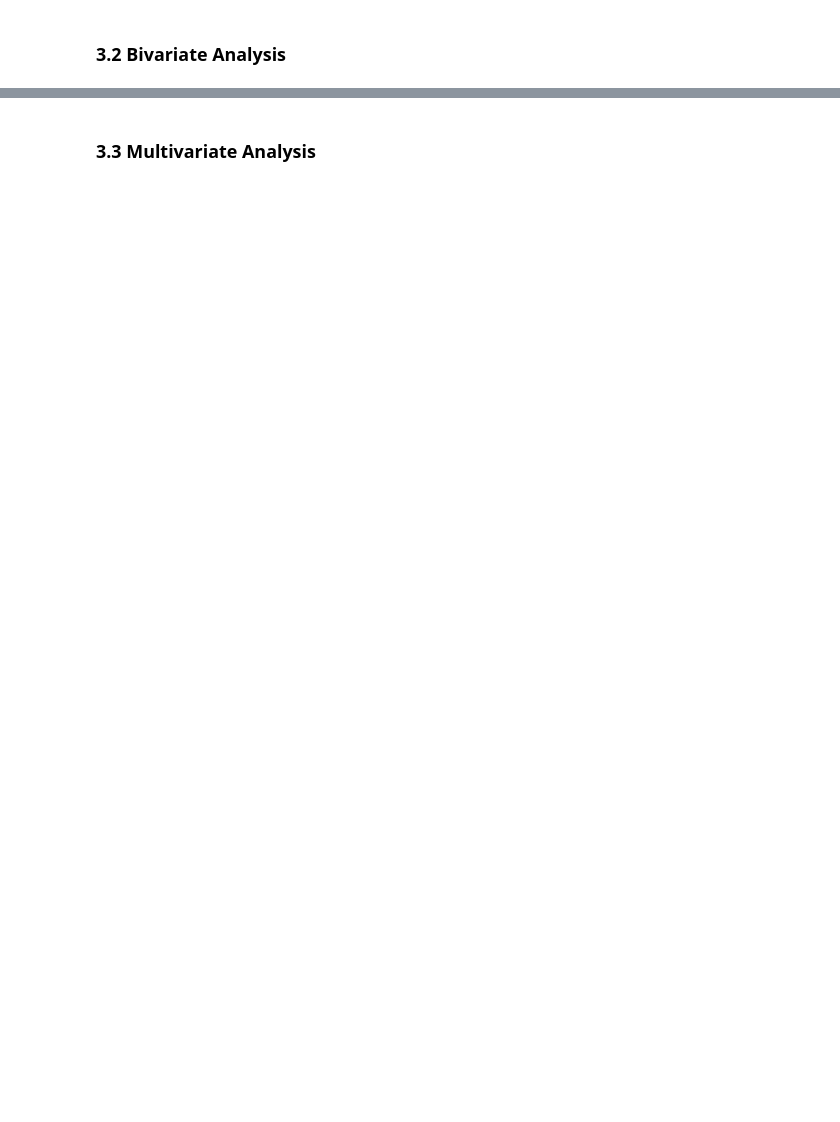
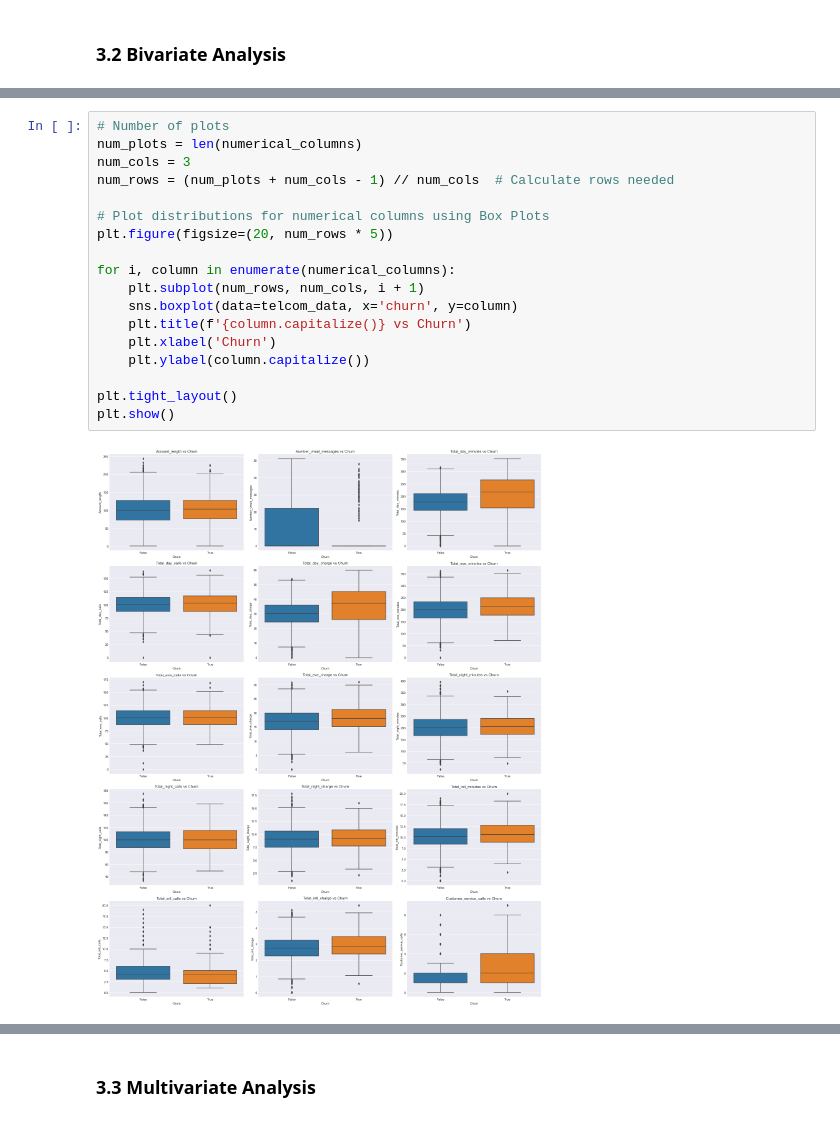
Before and after one commit to mayajbrio/SyriaTel-Customer-Churn-Prediction, a Jupyter notebook: dsc-phase3-project-notebook.ipynb, the cells around one changed output, grey strips where cells are left out. Drawn from its saved outputs; the diff is of its cells as text; blank space fills up the shorter version.

```diff
--- a/dsc-phase3-project-notebook.ipynb
+++ b/dsc-phase3-project-notebook.ipynb
@@ -339,0 +401,20 @@ Majority of the numerical columns are normally distributed thus there won't be a
+# %%
+# Number of plots
+num_plots = len(numerical_columns)
+num_cols = 3
+num_rows = (num_plots + num_cols - 1) // num_cols  # Calculate rows needed
+
+# Plot distributions for numerical columns using Box Plots
+plt.figure(figsize=(20, num_rows * 5))
+
+for i, column in enumerate(numerical_columns):
+    plt.subplot(num_rows, num_cols, i + 1)
+    sns.boxplot(data=telcom_data, x='churn', y=column)
+    plt.title(f'{column.capitalize()} vs Churn')
+    plt.xlabel('Churn')
+    plt.ylabel(column.capitalize())
+
+plt.tight_layout()
+plt.show()
+# %% [output]
+[figure, added]
```
Also changed, not shown: parts of 14 cells of this notebook.
